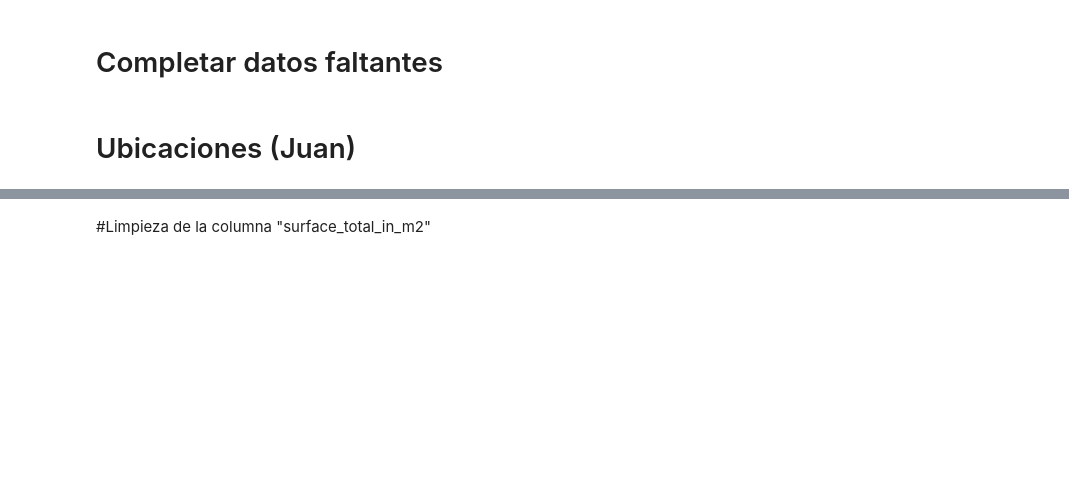
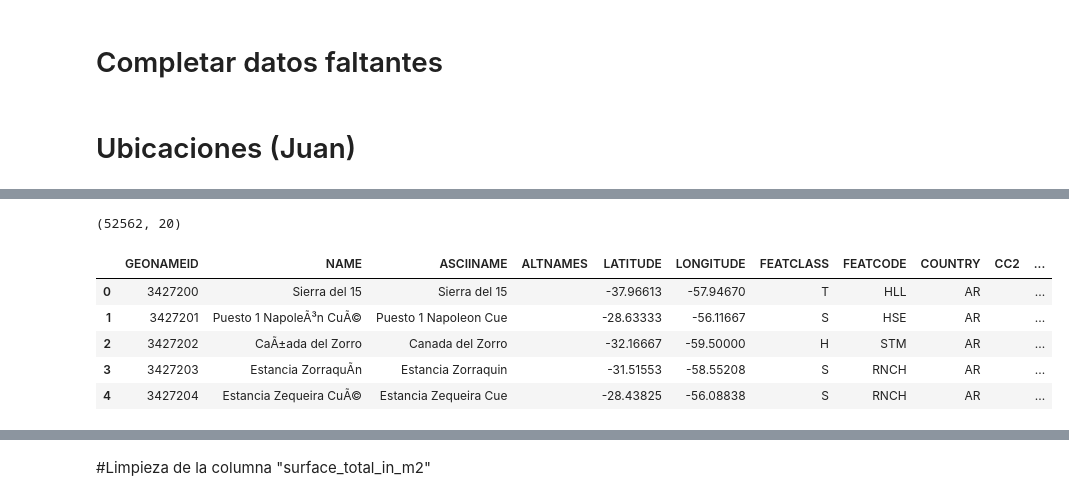
Before and after one commit to juansv2k2/property-price-analysis, a Jupyter notebook: tp1.ipynb, the cells around one changed output, grey strips where cells are left out. Cells and saved outputs as stored; diff of their text form; code cells hidden in the pictures; blank space fills up the shorter version.

```diff
--- a/tp1.ipynb
+++ b/tp1.ipynb
@@ -355,11 +549,19 @@ mapa_argentina_2.plot()
 # %%
 # Traemos el geodataframe 'data_geonames'
 
-location_geonames = '/content/AR.csv'
+location_geonames = 'provincias/AR/AR.csv'
 data_geonames = gpd.read_file(location_geonames, sep='\t')
 
 print(data_geonames.shape)
 data_geonames.head(5)
+# %% [output]
+(52562, 20)
+|  | GEONAMEID | NAME | ASCIINAME | ALTNAMES | LATITUDE | LONGITUDE | FEATCLASS | FEATCODE | COUNTRY | CC2 | ... |
+| 0 | 3427200 | Sierra del 15 | Sierra del 15 |  | -37.96613 | -57.94670 | T | HLL | AR |  | ... |
+| 1 | 3427201 | Puesto 1 NapoleÃ³n CuÃ© | Puesto 1 Napoleon Cue |  | -28.63333 | -56.11667 | S | HSE | AR |  | ... |
+| 2 | 3427202 | CaÃ±ada del Zorro | Canada del Zorro |  | -32.16667 | -59.50000 | H | STM | AR |  | ... |
+| 3 | 3427203 | Estancia ZorraquÃ­n | Estancia Zorraquin |  | -31.51553 | -58.55208 | S | RNCH | AR |  | ... |
+| 4 | 3427204 | Estancia Zequeira CuÃ© | Estancia Zequeira Cue |  | -28.43825 | -56.08838 | S | RNCH | AR |  | ... |
 # %%
 # Se hacen algunos ajustes al dataframe DATA_GEONAMES:
 # Primero, convierto a float64 la columna 'GEONAMEID' que es un string. Dicha columna se usara para matchear con 'geonames_id' en properatti_df (float64).
```
Also changed, not shown: parts of 41 cells of this notebook.
